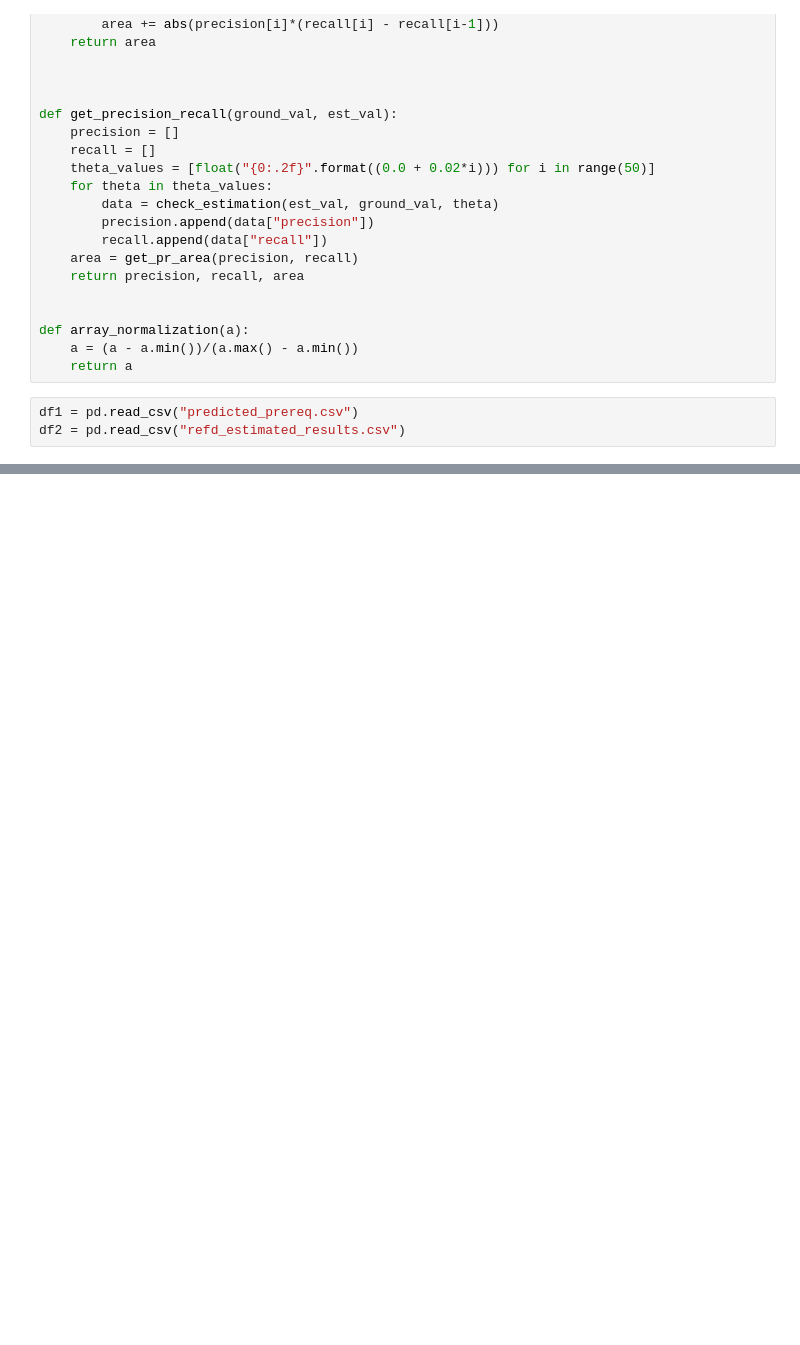
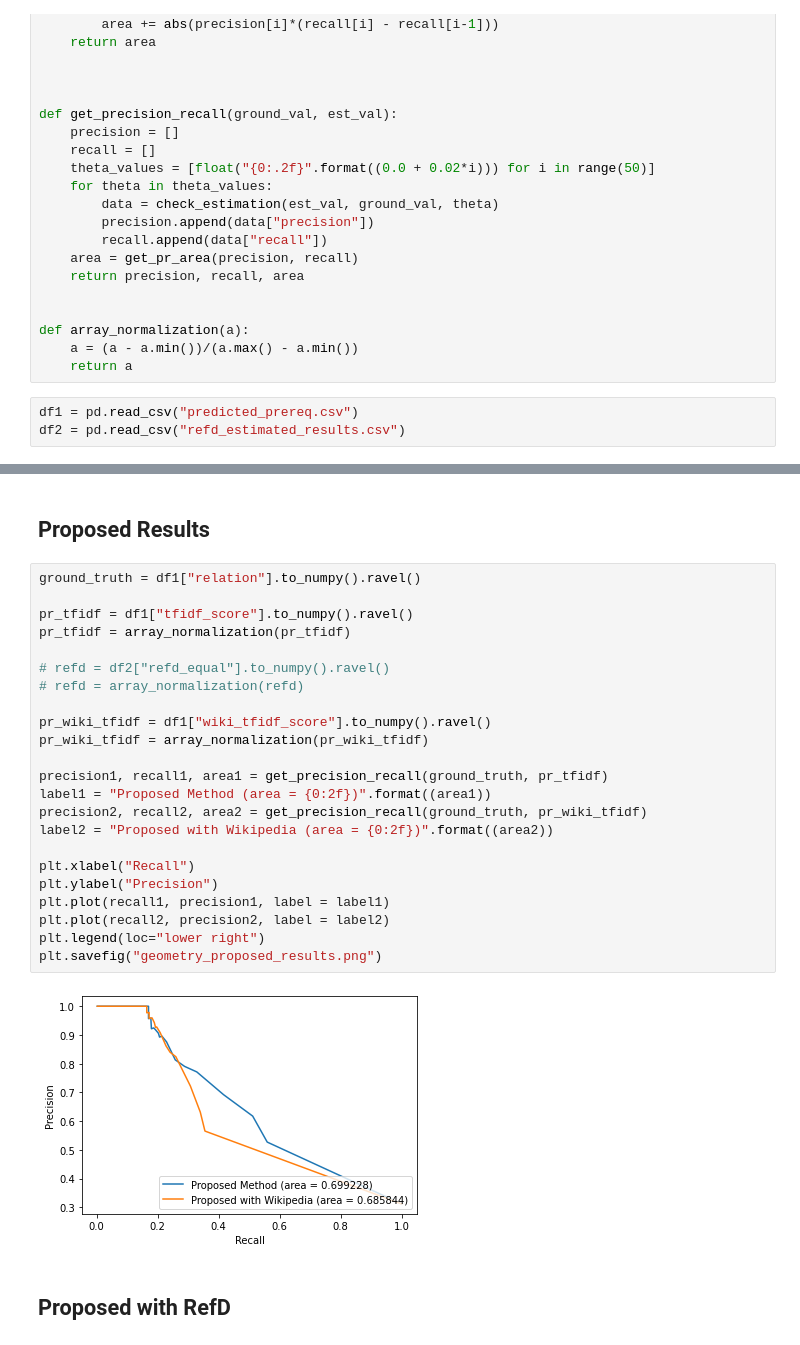
Before and after one commit to itsshivampal/Concept-Prerequiste-Learning, a Jupyter notebook: Geometry Exp Setup/result_analysis/Graph Plotting.ipynb, the cells around one changed output, grey strips where cells are left out. Cells and saved outputs as stored; diff of their text form; blank space fills up the shorter version.

```diff
--- a/Geometry Exp Setup/result_analysis/Graph Plotting.ipynb
+++ b/Geometry Exp Setup/result_analysis/Graph Plotting.ipynb
@@ -95,3 +122,32 @@ df2 = pd.read_csv("refd_estimated_results.csv")
+# %% [markdown]
+## Proposed Results
+# %%
+ground_truth = df1["relation"].to_numpy().ravel()
+
+pr_tfidf = df1["tfidf_score"].to_numpy().ravel()
+pr_tfidf = array_normalization(pr_tfidf)
+
+# refd = df2["refd_equal"].to_numpy().ravel()
+# refd = array_normalization(refd)
+
+pr_wiki_tfidf = df1["wiki_tfidf_score"].to_numpy().ravel()
+pr_wiki_tfidf = array_normalization(pr_wiki_tfidf)
+
+precision1, recall1, area1 = get_precision_recall(ground_truth, pr_tfidf)
+label1 = "Proposed Method (area = {0:2f})".format((area1))
+precision2, recall2, area2 = get_precision_recall(ground_truth, pr_wiki_tfidf)
+label2 = "Proposed with Wikipedia (area = {0:2f})".format((area2))
+
+plt.xlabel("Recall")
+plt.ylabel("Precision")
+plt.plot(recall1, precision1, label = label1)
+plt.plot(recall2, precision2, label = label2)
+plt.legend(loc="lower right")
+plt.savefig("geometry_proposed_results.png")
+# %% [output]
+[figure, added]
+# %% [markdown]
+## Proposed with RefD
 # %%
 ground_truth = df1["relation"].to_numpy().ravel()
 
```
Also changed, not shown: parts of 3 cells of this notebook, 23 other files.
